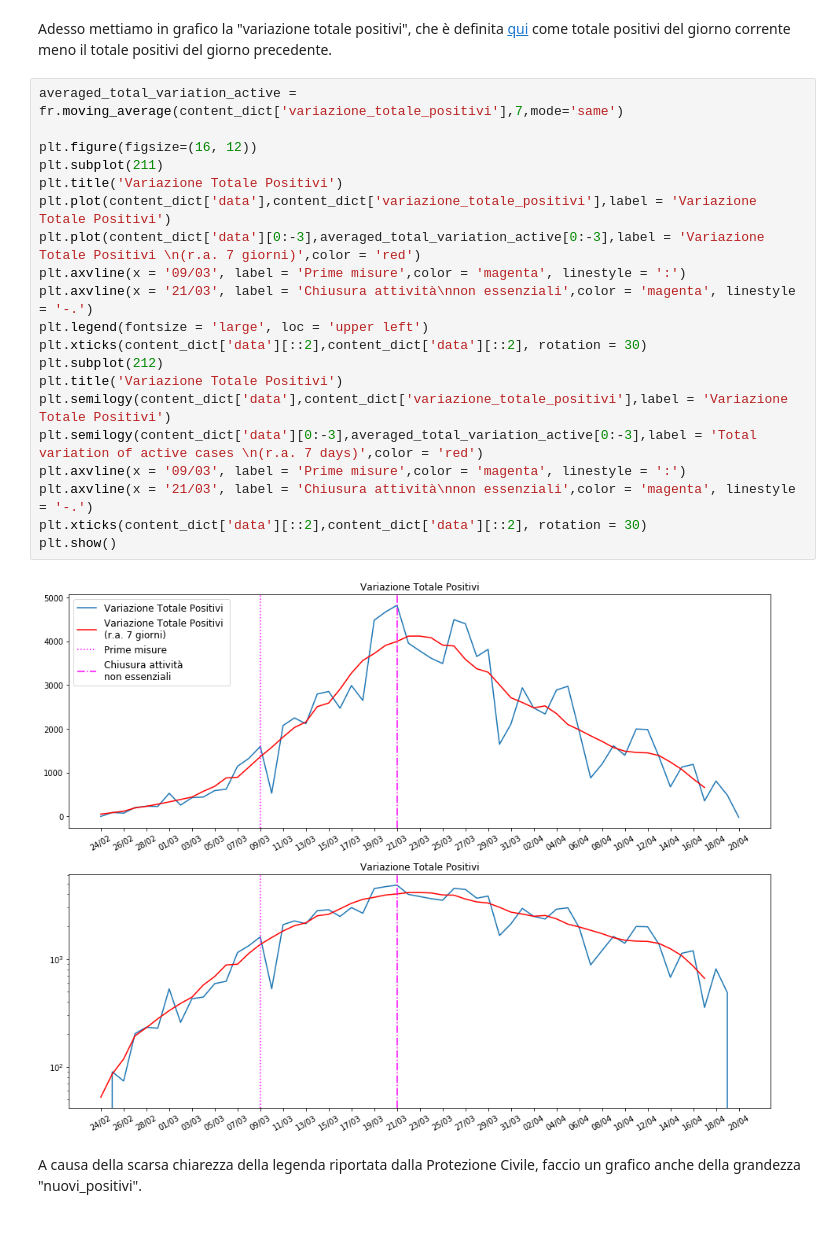
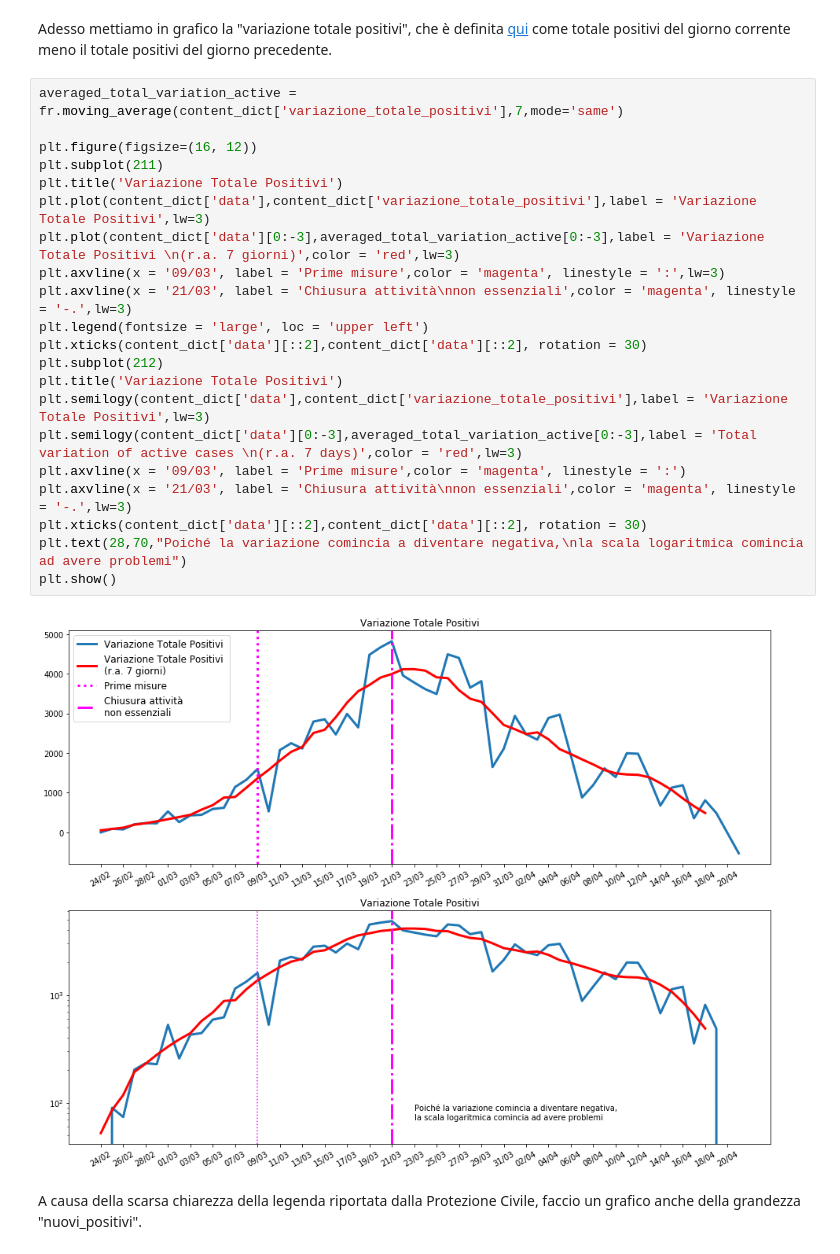
Before and after one commit to FReina/COVID-19, a Jupyter notebook: riepilogo_situazione_nazionale_FR.ipynb, the cells around one changed output. Drawn from its saved outputs; the diff is of its cells as text.

```diff
--- a/riepilogo_situazione_nazionale_FR.ipynb
+++ b/riepilogo_situazione_nazionale_FR.ipynb
@@ -133,25 +133,26 @@ Adesso mettiamo in grafico la "variazione totale positivi", che &egrave; definit
 # %%
 averaged_total_variation_active = fr.moving_average(content_dict['variazione_totale_positivi'],7,mode='same')
 
 plt.figure(figsize=(16, 12))
 plt.subplot(211)
 plt.title('Variazione Totale Positivi')
-plt.plot(content_dict['data'],content_dict['variazione_totale_positivi'],label = 'Variazione Totale Positivi')
-plt.plot(content_dict['data'][0:-3],averaged_total_variation_active[0:-3],label = 'Variazione Totale Positivi \n(r.a. 7 giorni)',color = 'red')
-plt.axvline(x = '09/03', label = 'Prime misure',color = 'magenta', linestyle = ':')
-plt.axvline(x = '21/03', label = 'Chiusura attività\nnon essenziali',color = 'magenta', linestyle = '-.')
+plt.plot(content_dict['data'],content_dict['variazione_totale_positivi'],label = 'Variazione Totale Positivi',lw=3)
+plt.plot(content_dict['data'][0:-3],averaged_total_variation_active[0:-3],label = 'Variazione Totale Positivi \n(r.a. 7 giorni)',color = 'red',lw=3)
+plt.axvline(x = '09/03', label = 'Prime misure',color = 'magenta', linestyle = ':',lw=3)
+plt.axvline(x = '21/03', label = 'Chiusura attività\nnon essenziali',color = 'magenta', linestyle = '-.',lw=3)
 plt.legend(fontsize = 'large', loc = 'upper left')
 plt.xticks(content_dict['data'][::2],content_dict['data'][::2], rotation = 30)
 plt.subplot(212)
 plt.title('Variazione Totale Positivi')
-plt.semilogy(content_dict['data'],content_dict['variazione_totale_positivi'],label = 'Variazione Totale Positivi')
-plt.semilogy(content_dict['data'][0:-3],averaged_total_variation_active[0:-3],label = 'Total variation of active cases \n(r.a. 7 days)',color = 'red')
+plt.semilogy(content_dict['data'],content_dict['variazione_totale_positivi'],label = 'Variazione Totale Positivi',lw=3)
+plt.semilogy(content_dict['data'][0:-3],averaged_total_variation_active[0:-3],label = 'Total variation of active cases \n(r.a. 7 days)',color = 'red',lw=3)
 plt.axvline(x = '09/03', label = 'Prime misure',color = 'magenta', linestyle = ':')
-plt.axvline(x = '21/03', label = 'Chiusura attività\nnon essenziali',color = 'magenta', linestyle = '-.')
+plt.axvline(x = '21/03', label = 'Chiusura attività\nnon essenziali',color = 'magenta', linestyle = '-.',lw=3)
 plt.xticks(content_dict['data'][::2],content_dict['data'][::2], rotation = 30)
+plt.text(28,70,"Poiché la variazione comincia a diventare negativa,\nla scala logaritmica comincia ad avere problemi")
 plt.show()
 # %% [output]
-[figure, old version]
+[figure, new version]
 # %% [markdown]
 A causa della scarsa chiarezza della legenda riportata dalla Protezione Civile, faccio un grafico anche della grandezza "nuovi_positivi".
 # %%
```
Also changed, not shown: parts of 14 cells of this notebook, 1 other file.
